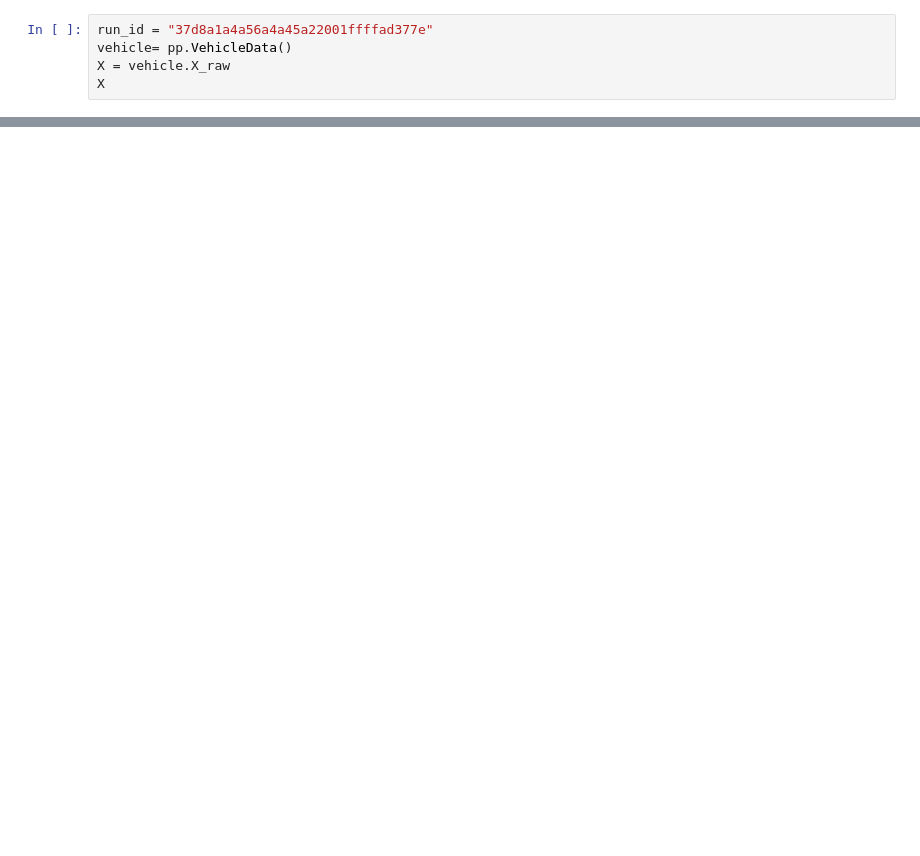
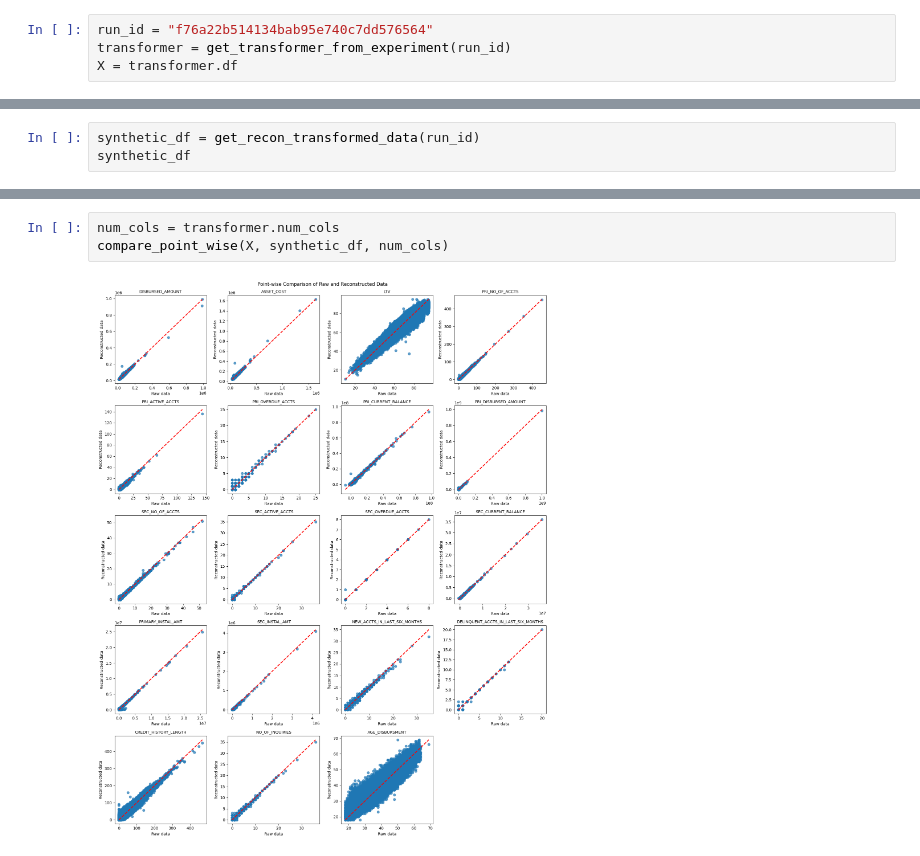
Before and after one commit to minhminhminh0112/anomaly-detection-autoencoder-based-basic, a Jupyter notebook: synthetic_data/evaluate_synthetic.ipynb, the cells around one changed output, grey strips where cells are left out. Cells and saved outputs as stored; diff of their text form; blank space fills up the shorter version.

Commit message:
visualize the reconstruction

```diff
--- a/synthetic_data/evaluate_synthetic.ipynb
+++ b/synthetic_data/evaluate_synthetic.ipynb
@@ -14,5 +16,4 @@ SyntaxError: invalid syntax (2225975019.py, line 8)
 # %%
-run_id = "37d8a1a4a56a4a45a22001ffffad377e"
-vehicle= pp.VehicleData()
-X = vehicle.X_raw
-X
+run_id = "f76a22b514134bab95e740c7dd576564"
+transformer = get_transformer_from_experiment(run_id)
+X = transformer.df
@@ -39,0 +20,3 @@ Exception: 'mlruns' does not exist.
+# %%
+synthetic_df = get_recon_transformed_data(run_id)
+synthetic_df
@@ -39,0 +66,5 @@ Exception: 'mlruns' does not exist.
+# %%
+num_cols = transformer.num_cols
+compare_point_wise(X, synthetic_df, num_cols)
+# %% [output]
+[figure, added]
```
Also changed, not shown: parts of 6 cells of this notebook, 1 other file.
